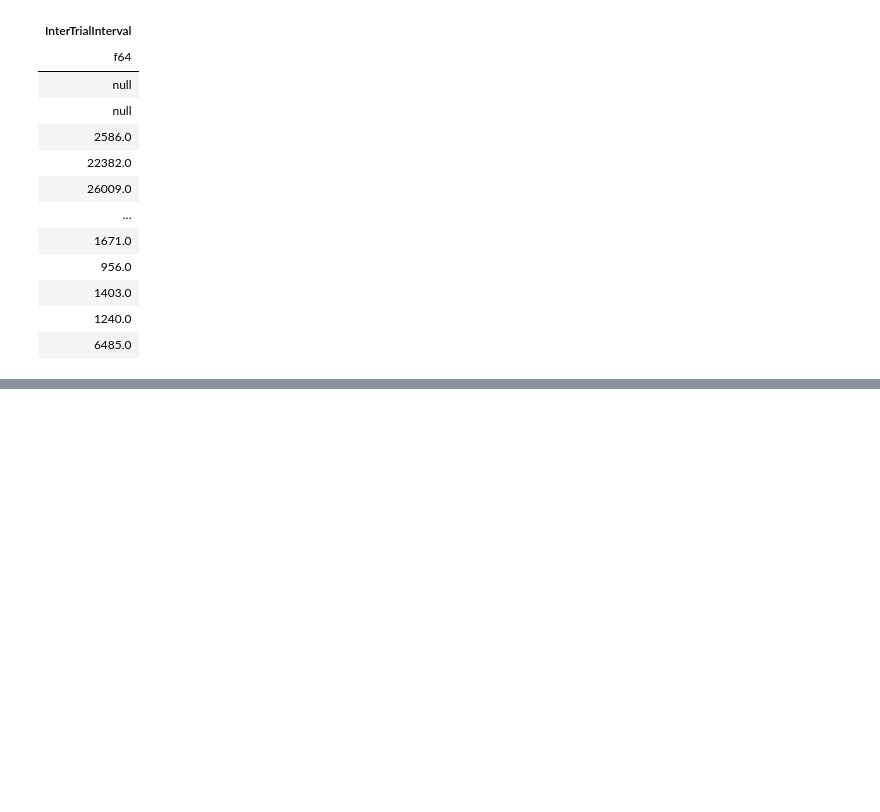
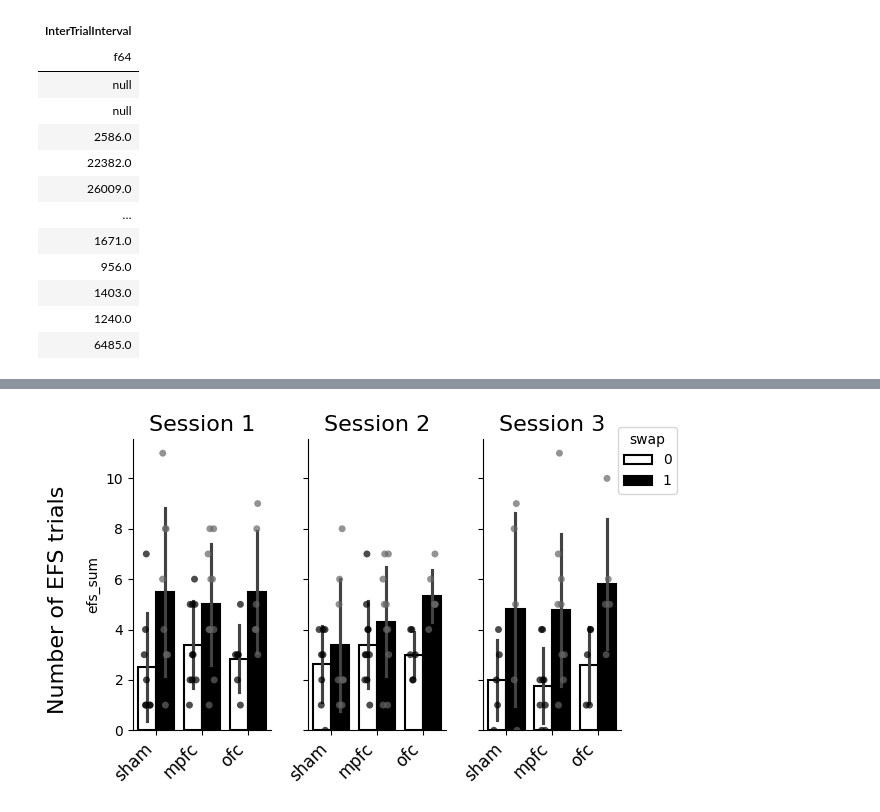
Before and after one commit to BenjoLiving/matching-pennies, a Jupyter notebook: matching_pennies/analysis/experiments/lesion_study_hallway_swap.ipynb, the cells around one changed output, grey strips where cells are left out. Cells and saved outputs as stored; diff of their text form; code cells hidden in the pictures; blank space fills up the shorter version.

```diff
--- a/matching_pennies/analysis/experiments/lesion_study_hallway_swap.ipynb
+++ b/matching_pennies/analysis/experiments/lesion_study_hallway_swap.ipynb
@@ -775,0 +910,77 @@ shape: (10_608,)
+# %%
+sessions = [1, 2, 3]
+
+fig, axes = plt.subplots(
+    nrows=1, ncols=3,
+    figsize=(6, 4),
+    sharey=True
+)
+
+palette = ["#FFFFFF", "#000000"]
+gray = ["#000000", "#656565"]
+
+for ax, sess in zip(axes, sessions):
+
+    df = efs_delta.filter(pl.col("session_idx") == sess).to_pandas()
+    df["treatment"] = df["treatment"].astype(str)
+
+    # Barplot
+    sns.barplot(
+        data=df,
+        x="treatment",
+        y="efs_sum",
+        hue="swap",
+        order=["sham", "mpfc", "ofc"],
+        ax=ax,
+        palette=sns.color_palette(palette),
+        errorbar="sd"
+    )
+
+    # Add bar borders
+    for patch in ax.patches:
+        patch.set_edgecolor("black")
+        patch.set_linewidth(1.5)
+
+    # Stripplot
+    sns.stripplot(
+        data=df,
+        x="treatment",
+        y="efs_sum",
+        hue="swap",
+        order=["sham", "mpfc", "ofc"],
+        ax=ax,
+        palette=sns.color_palette(gray),
+        jitter=0.15,
+        alpha=0.7,
+        dodge=True
+    )
+
+    # Remove duplicate legends in each subplot
+    handles, labels = ax.get_legend_handles_labels()
+    ax.legend([], [], frameon=False)
+
+    # Title + formatting
+    ax.set_title(f"Session {sess}", fontsize=16)
+    ax.set_xlabel("")
+    ax.set_xticklabels(ax.get_xticklabels(), rotation=45, ha="right", fontsize=12)
+
+# Add ONE shared legend for the figure
+fig.legend(
+    handles[:2],   # swap 0 & 1
+    labels[:2],
+    title="swap",
+    loc="upper right",
+    bbox_to_anchor=(1.08, 0.95)
+)
+
+fig.supylabel("Number of EFS trials", fontsize=16)
+
+sns.despine()
+plt.tight_layout()
+plt.show()
+
+fig.savefig(
+    fname="C:/Users/benli/Documents/projects/lesion_study/results/paper_analysis/notebook_figures/switching_halls/session_measures/efs_pre_post_swap.svg",
+    format="svg"
+)
+# %% [output]
@@ -775,0 +994 @@ shape: (10_608,)
+[figure, added]
```
Also changed, not shown: parts of 19 cells of this notebook, 2 other files.
